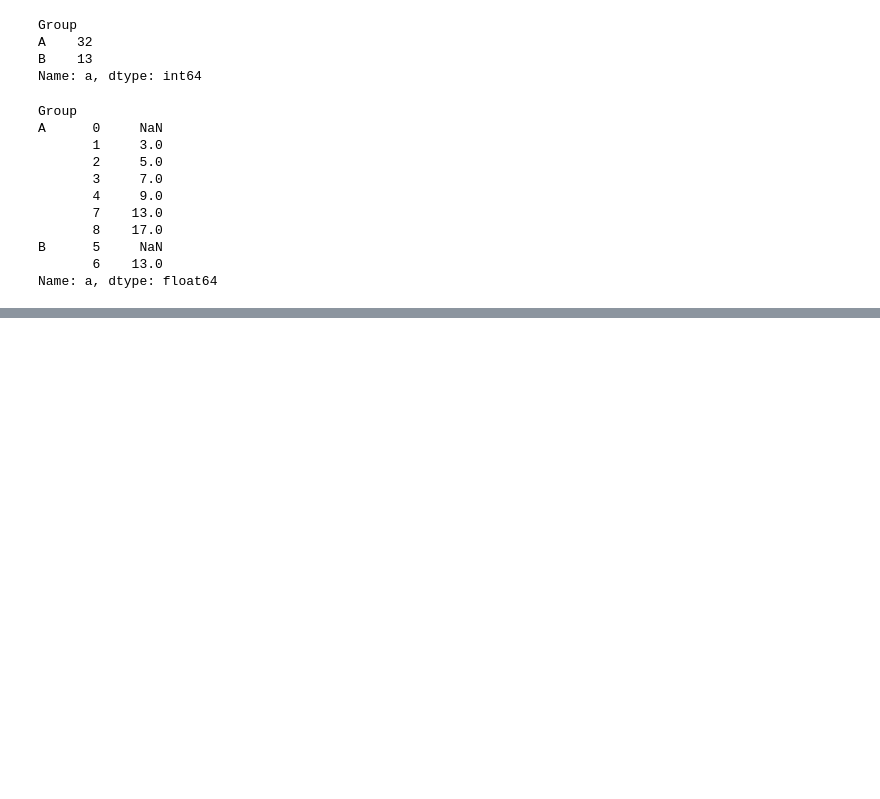
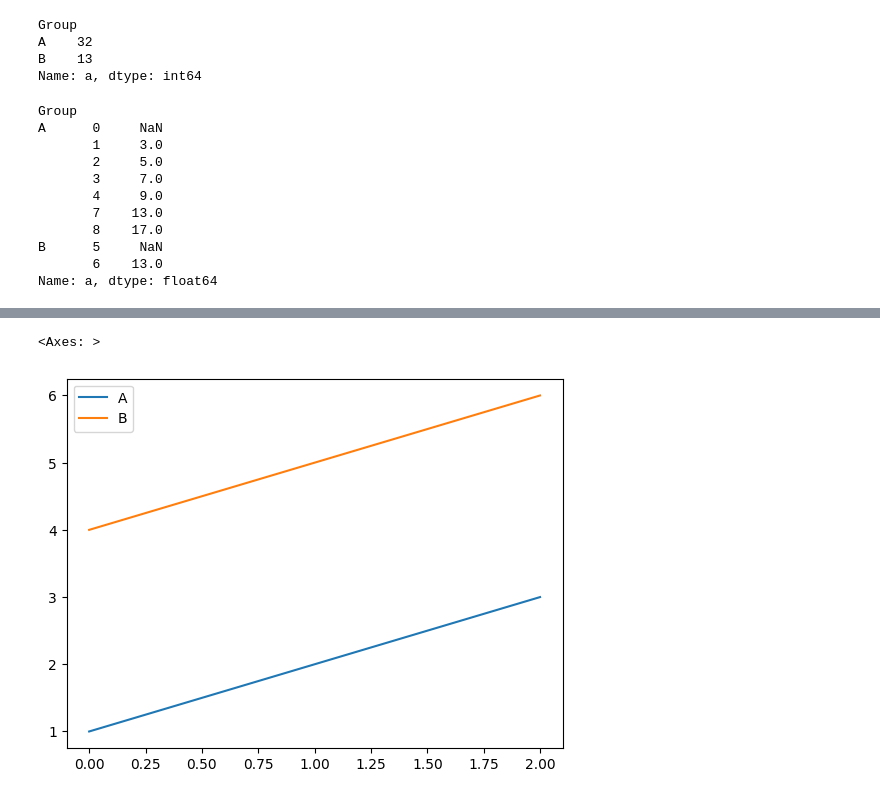
Before and after one commit to Vikash-Kumar-984/Python-Problems, a Jupyter notebook: Pandas/Pandas_Advance_4.ipynb, the cells around one changed output, grey strips where cells are left out. Saved outputs shown, nothing was run; the diff lists cells and outputs as text; code cells hidden in the pictures; blank space fills up the shorter version.

```diff
--- a/Pandas/Pandas_Advance_4.ipynb
+++ b/Pandas/Pandas_Advance_4.ipynb
@@ -334,0 +630,5 @@ Name: a, dtype: float64
+# %%
+df.plot()
+# %% [output]
+<Axes: >
+[figure, added]
```
Also changed, not shown: parts of 43 cells of this notebook.
